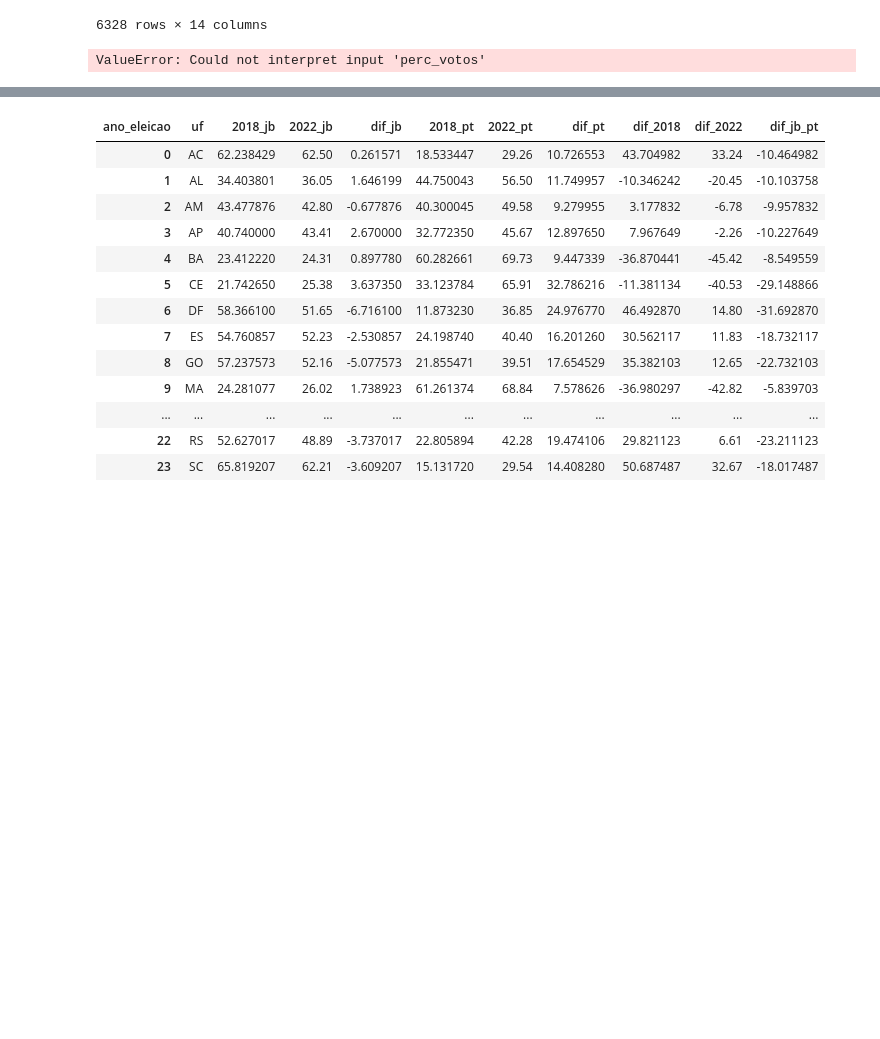
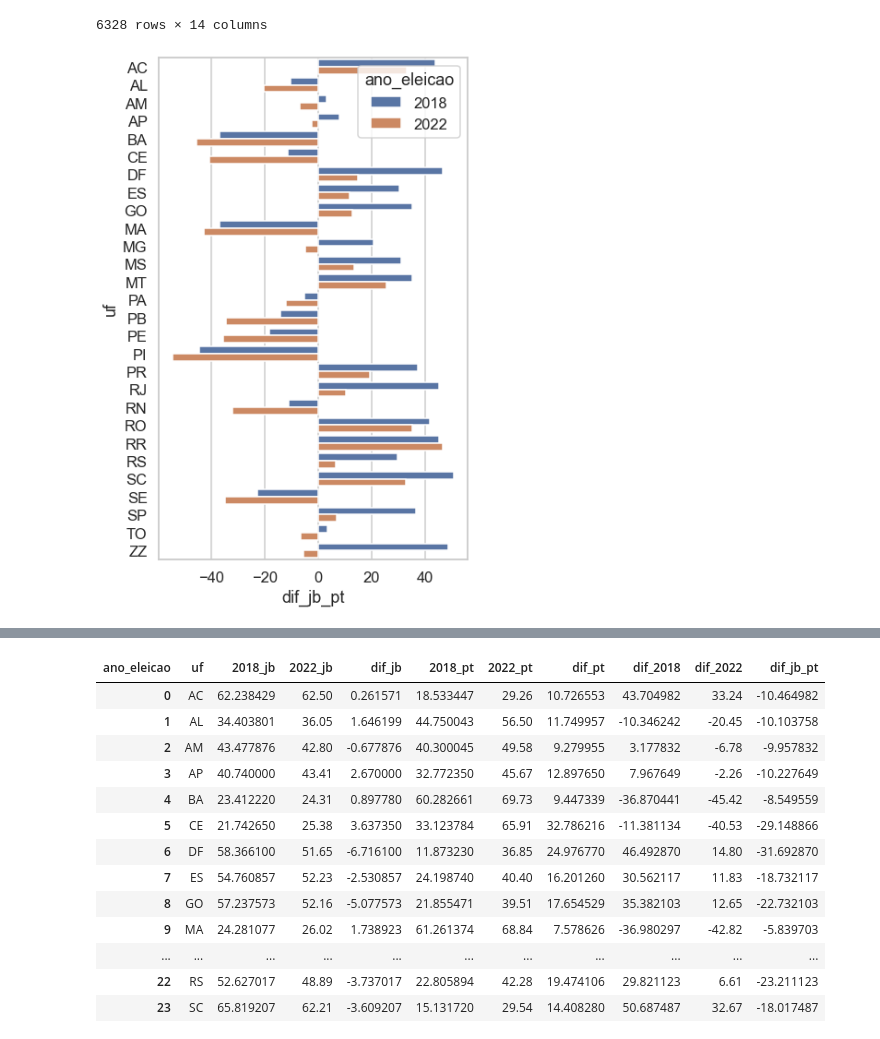
Before and after one commit to analisededados-ufpb/aulas-ad, a Jupyter notebook: 2-eda/analise_eleicoes_2022.ipynb, the cells around one changed output, grey strips where cells are left out. Drawn from its saved outputs; the diff is of its cells as text; code cells hidden in the pictures; blank space fills up the shorter version.

```diff
--- a/2-eda/analise_eleicoes_2022.ipynb
+++ b/2-eda/analise_eleicoes_2022.ipynb
@@ -76,8 +93,10 @@ jb_pt
 | 6326 | 5455 | 2022 | 1 | 22 | JAIR BOLSONARO | ZZ | 122548 | ... |
 | 6327 | 5455 | 2022 | 1 | 22 | JAIR BOLSONARO | ZZ | 122548 | ... |
 6328 rows × 14 columns
-# %%
-ax = sns.barplot(x='uf', y='dif_jb_pt', hue='ano_eleicao', data=jb_pt[jb_pt.nr_turno == 1])
-plt.show()
-# %% [output]
-ValueError: Could not interpret input 'perc_votos'
+# %%
+fig, ax = plt.subplots(figsize=(6, 10))
+df = jb_pt[jb_pt.nr_turno == 1]
+p = sns.barplot(x='dif_jb_pt', y='uf', hue='ano_eleicao', ax=ax, data=df)
+plt.show()
+# %% [output]
+[figure, added]
```
Also changed, not shown: parts of 6 cells of this notebook, 2 other files.
